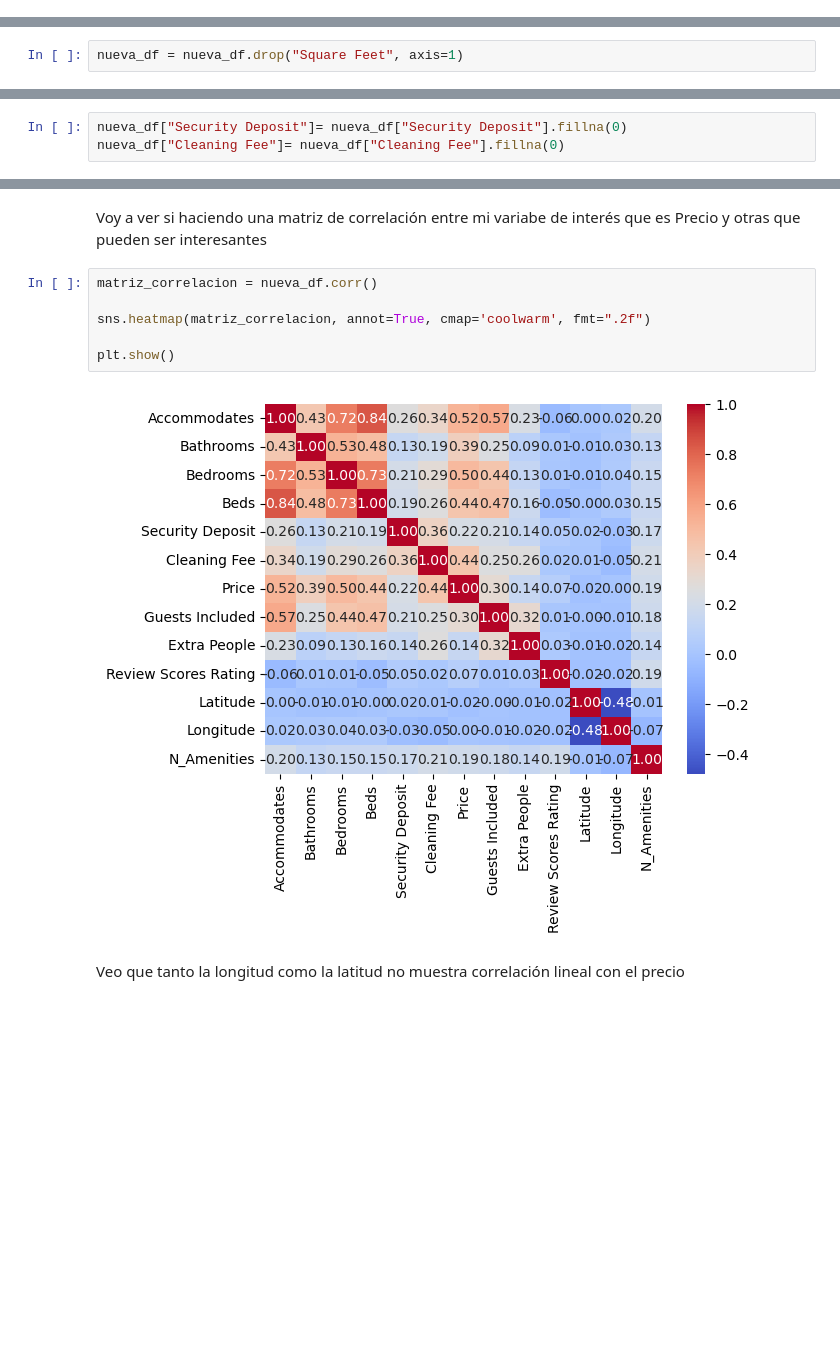
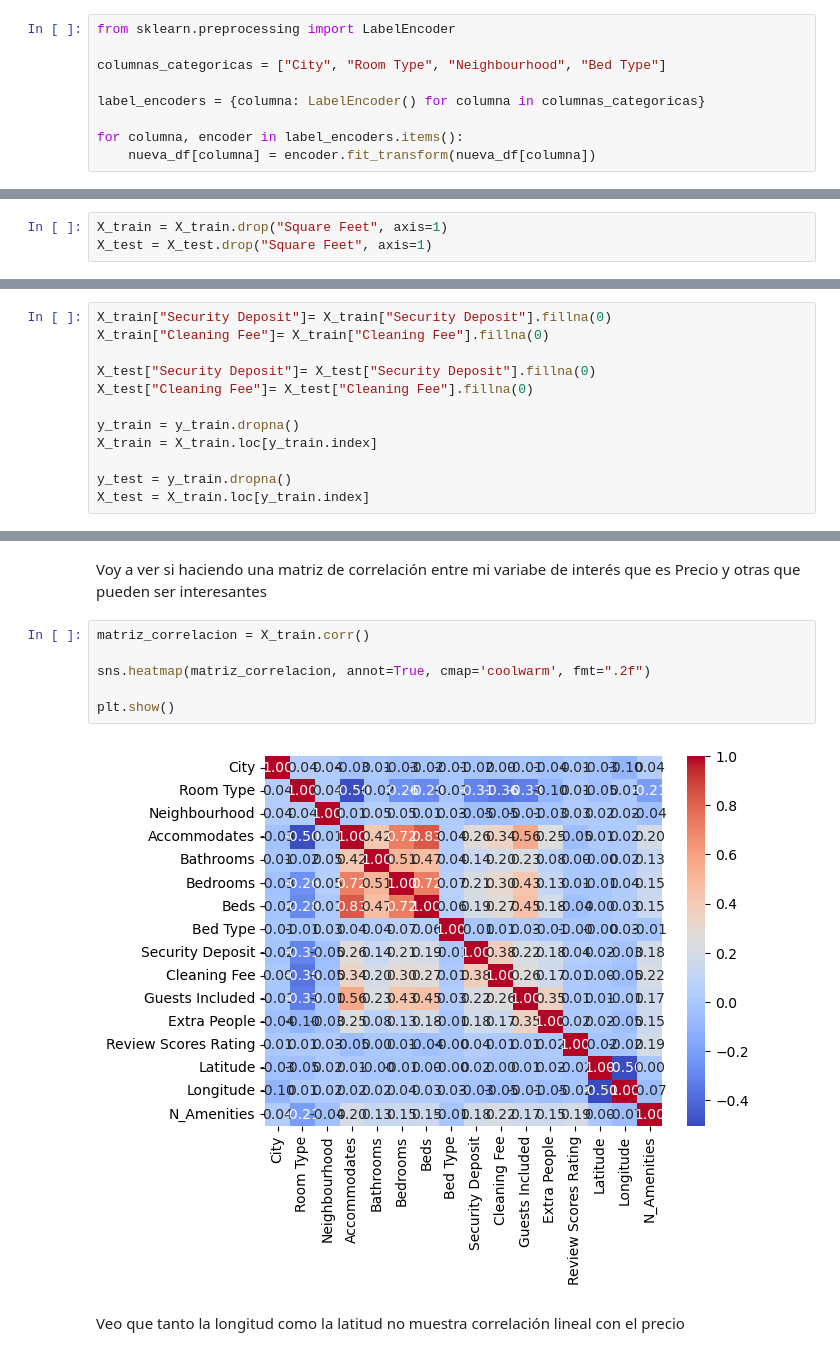
Before and after one commit to Lynphex/TrainingProjects, a Jupyter notebook: Machine_Learning_01/Practica_ML_Anel.ipynb, the cells around one changed output, grey strips where cells are left out. Cells and saved outputs as stored; diff of their text form; blank space fills up the shorter version.

```diff
--- a/Machine_Learning_01/Practica_ML_Anel.ipynb
+++ b/Machine_Learning_01/Practica_ML_Anel.ipynb
@@ -70,0 +118,9 @@ print(nueva_df.head())
+# %%
+from sklearn.preprocessing import LabelEncoder
+
+columnas_categoricas = ["City", "Room Type", "Neighbourhood", "Bed Type"]
+
+label_encoders = {columna: LabelEncoder() for columna in columnas_categoricas}
+
+for columna, encoder in label_encoders.items():
+    nueva_df[columna] = encoder.fit_transform(nueva_df[columna])
@@ -113,5 +199,6 @@ memory usage: 2.0+ MB
 # %% [markdown]
 Por lo que veo Square Feet a pesar de que considero que podría servirme como un dato muy relevante, faltan muchos datos, por lo que me lo voy a cargar
 # %%
-nueva_df = nueva_df.drop("Square Feet", axis=1)
+X_train = X_train.drop("Square Feet", axis=1)
+X_test = X_test.drop("Square Feet", axis=1)
 # %% [markdown]
@@ -119,3 +211,12 @@ También sé que el Security deposit es una cantidad o en NAN por las opciones q
 # %%
-nueva_df["Security Deposit"]= nueva_df["Security Deposit"].fillna(0)
-nueva_df["Cleaning Fee"]= nueva_df["Cleaning Fee"].fillna(0)
+X_train["Security Deposit"]= X_train["Security Deposit"].fillna(0)
+X_train["Cleaning Fee"]= X_train["Cleaning Fee"].fillna(0)
+
+X_test["Security Deposit"]= X_test["Security Deposit"].fillna(0)
+X_test["Cleaning Fee"]= X_test["Cleaning Fee"].fillna(0)
+
+y_train = y_train.dropna()
+X_train = X_train.loc[y_train.index]
+
+y_test = y_train.dropna()
+X_test = X_train.loc[y_train.index]
@@ -213,13 +244,13 @@ nueva_df.describe(include='all')
 # %% [markdown]
 Voy a ver si haciendo una matriz de correlación entre mi variabe de interés que es Precio y otras que pueden ser interesantes
 # %%
-matriz_correlacion = nueva_df.corr()
+matriz_correlacion = X_train.corr()
 
 sns.heatmap(matriz_correlacion, annot=True, cmap='coolwarm', fmt=".2f")
 
 plt.show()
 # %% [output]
-[figure, old version]
+[figure, new version]
 # %% [markdown]
 Veo que tanto la longitud como la latitud no muestra correlación lineal con el precio
 # %%
```
Also changed, not shown: parts of 46 cells of this notebook, 1 other file.
